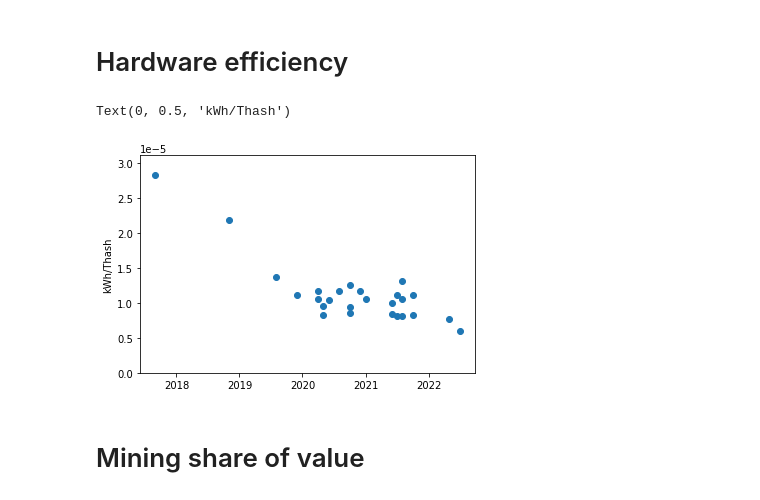
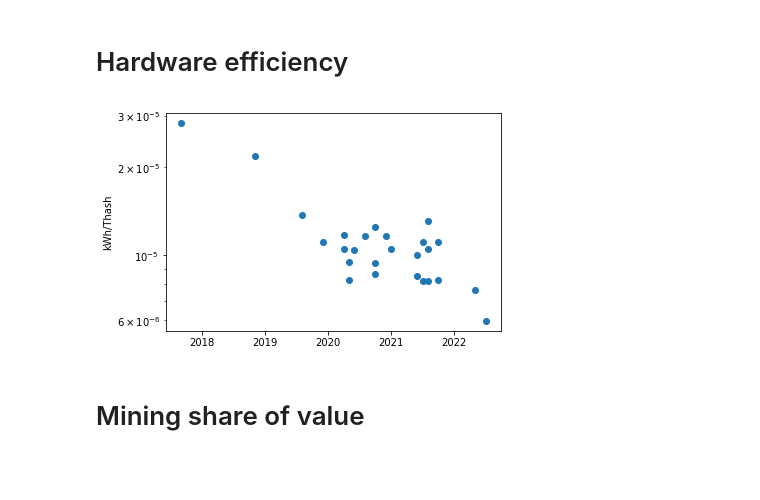
Before and after one commit to QRB-Labs/qrb, a Jupyter notebook: analysis/mining_dynamics.ipynb, the cells around one changed output. Cells and saved outputs as stored; diff of their text form; code cells hidden in the pictures; blank space fills up the shorter version.

Commit message:
log scale on hw efficiency plot

```diff
--- a/analysis/mining_dynamics.ipynb
+++ b/analysis/mining_dynamics.ipynb
@@ -18,14 +18,13 @@ with open('miners.csv') as datafile:
 # %%
 import matplotlib.pyplot as plt
 import datetime as dt
 
 plt.scatter(x=[dt.datetime.strptime(m['Date'], '%b %Y').date() for m in miners],
          y=[m['alpha (kWh/Thash)'] for m in miners])
-plt.ylim([0,max(m['alpha (kWh/Thash)'] for m in miners)*1.1])
 plt.ylabel('kWh/Thash')
+plt.yscale('log')
 # %% [output]
-Text(0, 0.5, 'kWh/Thash')
-[figure, old version]
+[figure, new version]
 # %% [markdown]
 # Mining share of value
 # %%
```
